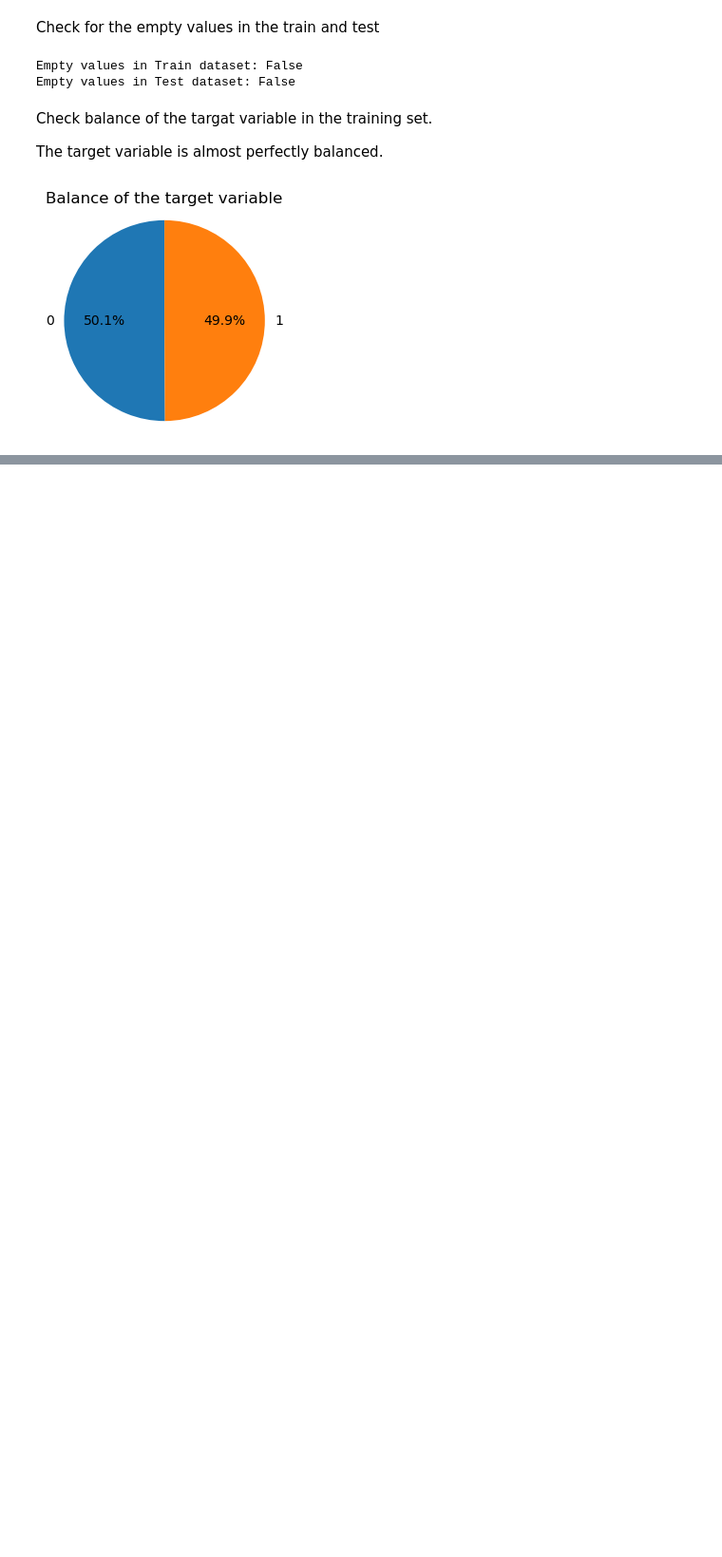
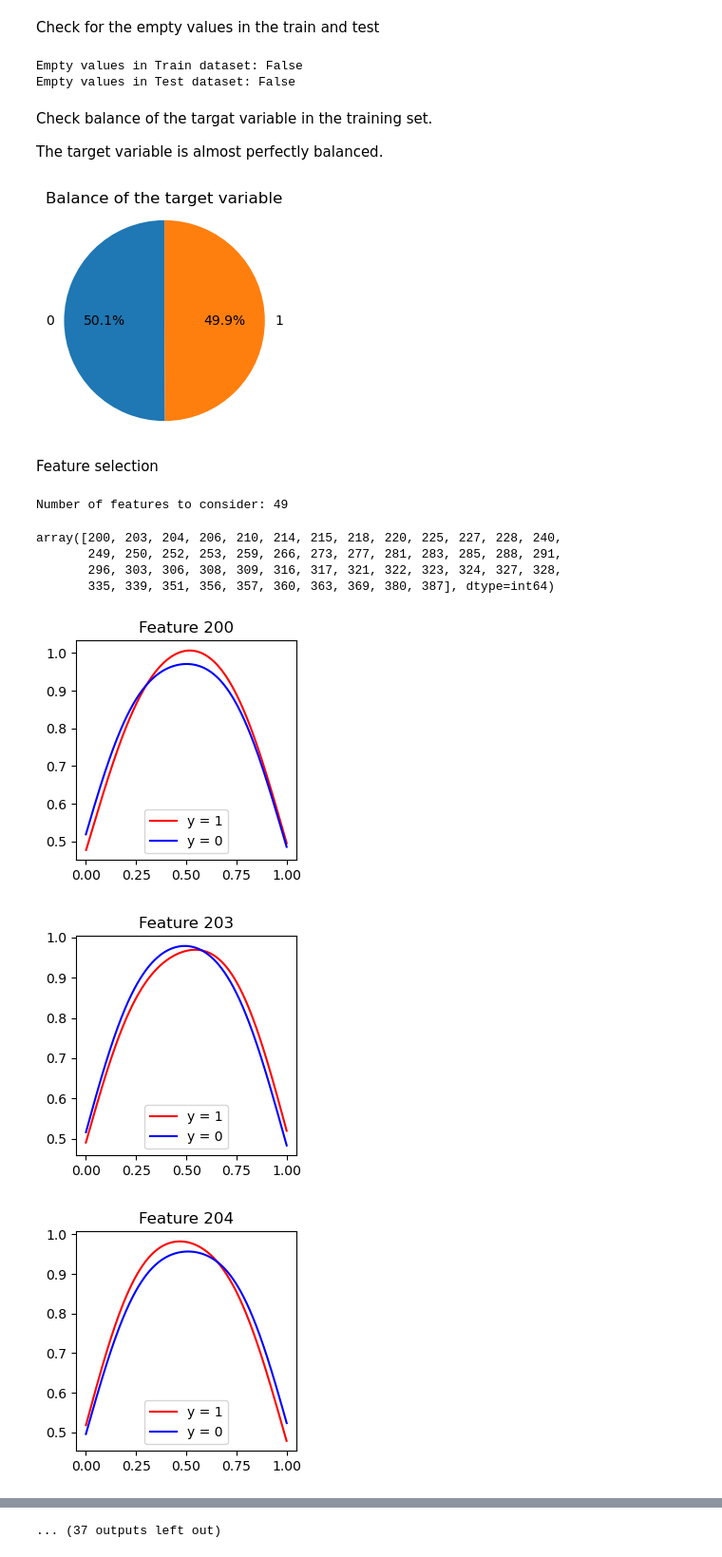
Before and after one commit to KarinaTiurina/aml_projects, a Jupyter notebook: Project2/data/eda.ipynb, the cells around one changed output, grey strips where cells are left out. Shown at 95% size. Drawn from its saved outputs; the diff is of its cells as text; code cells hidden in the pictures; blank space fills up the shorter version.

Commit message:
EDA: feature selection 1

```diff
--- a/Project2/data/eda.ipynb
+++ b/Project2/data/eda.ipynb
@@ -49,3 +49,63 @@ plt.axis('equal')
 plt.show()
 # %% [output]
 [figure]
+# %% [markdown]
+Feature selection
+# %%
+from sklearn.feature_selection import RFECV
+from sklearn.linear_model import LogisticRegression
+from sklearn.model_selection import StratifiedKFold
+
+min_features_to_select = 1
+clf = LogisticRegression()
+cv = StratifiedKFold(5)
+
+rfecv = RFECV(
+    estimator=clf,
+    step=1,
+    cv=cv,
+    scoring="accuracy",
+    min_features_to_select=min_features_to_select,
+    n_jobs=2,
+)
+rfecv.fit(X, y)
+
+
+pred = np.where(rfecv.get_support())[0]
+print(f'Number of features to consider: {pred.shape[0]}')
+pred
+# %% [output]
+Number of features to consider: 49
+array([200, 203, 204, 206, 210, 214, 215, 218, 220, 225, 227, 228, 240,
+       249, 250, 252, 253, 259, 266, 273, 277, 281, 283, 285, 288, 291,
+       296, 303, 306, 308, 309, 316, 317, 321, 322, 323, 324, 327, 328,
+       335, 339, 351, 356, 357, 360, 363, 369, 380, 387], dtype=int64)
+# %%
+# np.save('features.npy', pred) # Not a final list of feature, but a place to start with
+features = np.load('features.npy')
+# %%
+# Kernel density estimation
+from sklearn.neighbors import KernelDensity
+
+def kernal_density_pdf(X, kernel='gaussian', bandwidth=1.0):
+  kde = KernelDensity(kernel=kernel, bandwidth=bandwidth).fit(X.reshape(-1, 1))
+  return np.exp(kde.score_samples(X.reshape(-1, 1)))
+
+X1 = X.iloc[y.index[y[0] == 1]]
+X0 = X.iloc[y.index[y[0] == 0]]
+
+for i in features:
+  sorted1 = X1[i].sort_values()
+  sorted0 = X0[i].sort_values()
+  kde_y1 = kernal_density_pdf(sorted1.values, kernel='gaussian', bandwidth='silverman')
+  kde_y0 = kernal_density_pdf(sorted0.values, kernel='gaussian', bandwidth='silverman')
+  plt.figure(figsize=(3, 3))
+  plt.plot(sorted1, kde_y1, color='red', label='y = 1');
+  plt.plot(sorted0, kde_y0, color='blue', label='y = 0');
+  plt.title(f'Feature {i}')
+  plt.legend()
+  plt.show()
+# %% [output]
+[figure, added]
+[figure, added]
+[figure, added]
@@ -51,0 +121 @@ plt.show()
+... (37 outputs left out)
```
Also changed, not shown: parts of 1 cell of this notebook, 1 other file.
